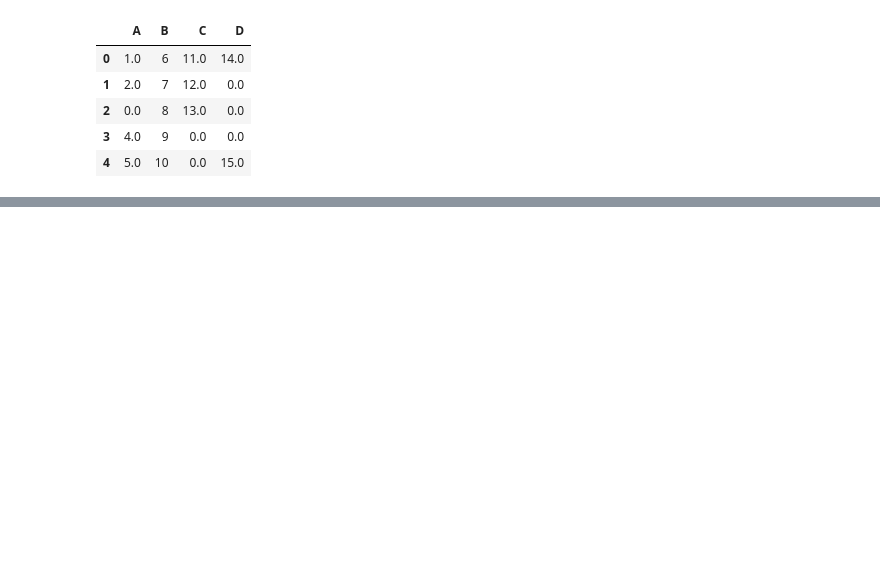
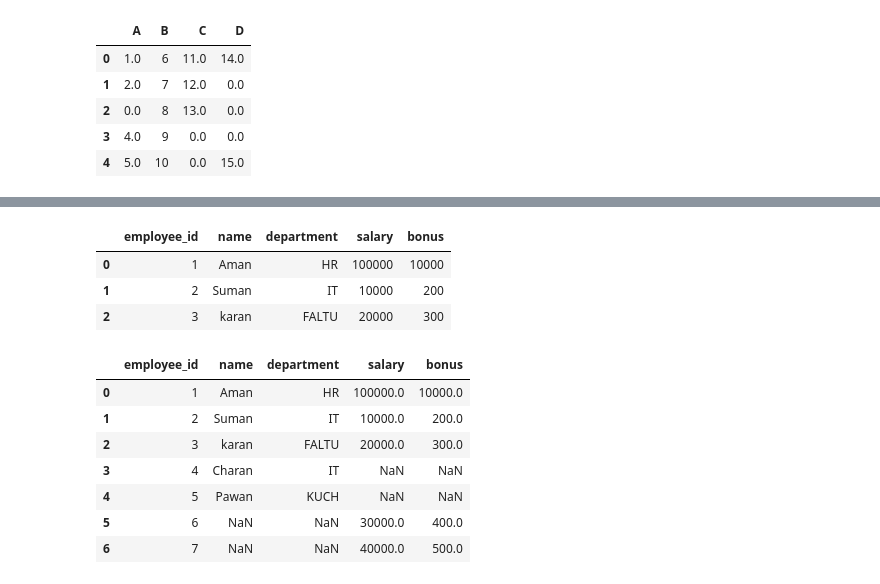
Before and after one commit to amanjeetkumar22/python_practice-, a Jupyter notebook: panda/basics/first.ipynb, the cells around one changed output, grey strips where cells are left out. Drawn from its saved outputs; the diff is of its cells as text; code cells hidden in the pictures; blank space fills up the shorter version.

```diff
--- a/panda/basics/first.ipynb
+++ b/panda/basics/first.ipynb
@@ -281,0 +315,18 @@ df.fillna(df.mean())
+# %%
+pd.merge(employee,salaries,on='employee_id',how='inner')
+# %% [output]
+|  | employee_id | name | department | salary | bonus |
+| 0 | 1 | Aman | HR | 100000 | 10000 |
+| 1 | 2 | Suman | IT | 10000 | 200 |
+| 2 | 3 | karan | FALTU | 20000 | 300 |
+# %%
+pd.merge(employee,salaries,on='employee_id',how='outer')
+# %% [output]
+|  | employee_id | name | department | salary | bonus |
+| 0 | 1 | Aman | HR | 100000.0 | 10000.0 |
+| 1 | 2 | Suman | IT | 10000.0 | 200.0 |
+| 2 | 3 | karan | FALTU | 20000.0 | 300.0 |
+| 3 | 4 | Charan | IT | NaN | NaN |
+| 4 | 5 | Pawan | KUCH | NaN | NaN |
+| 5 | 6 | NaN | NaN | 30000.0 | 400.0 |
+| 6 | 7 | NaN | NaN | 40000.0 | 500.0 |
```
Also changed, not shown: parts of 21 cells of this notebook.
